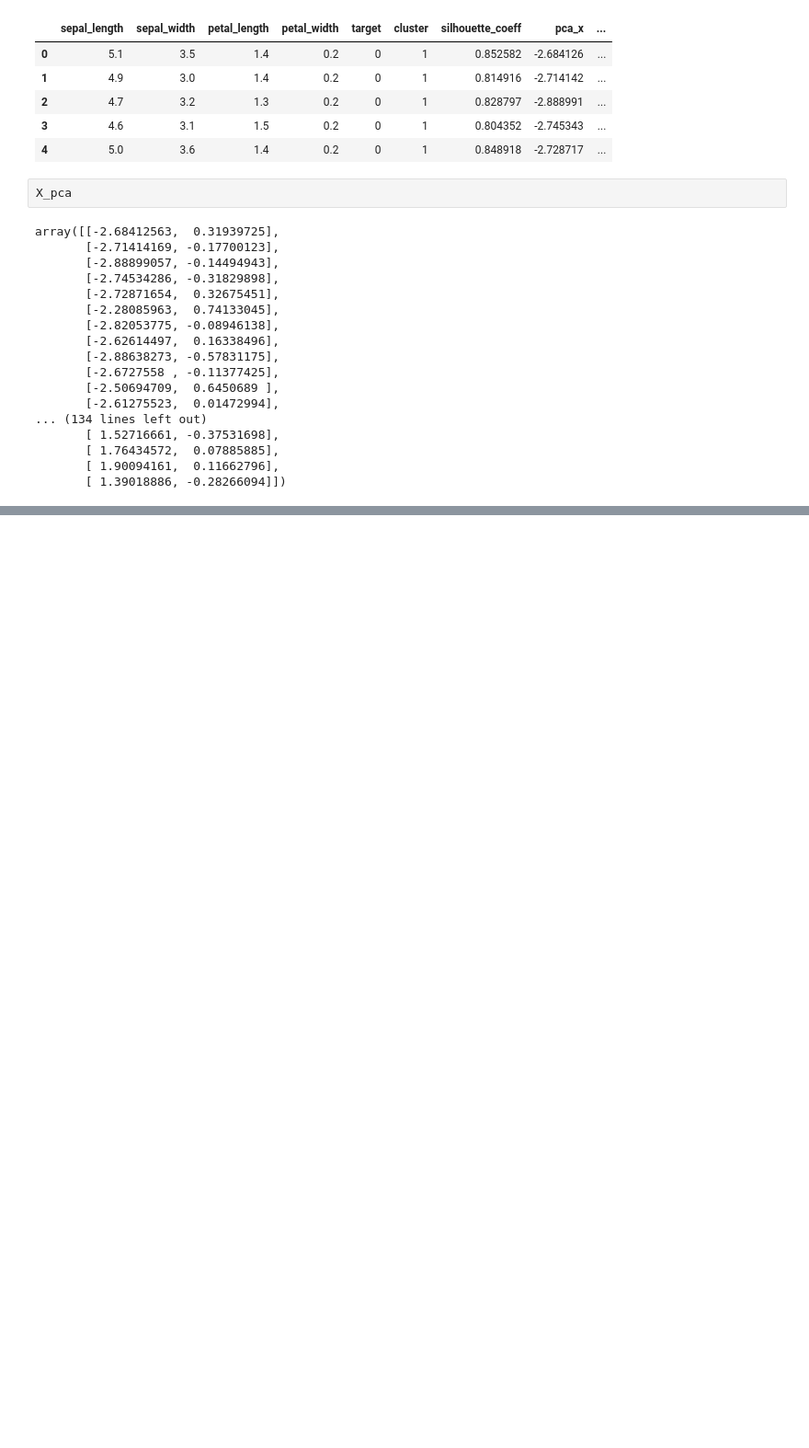
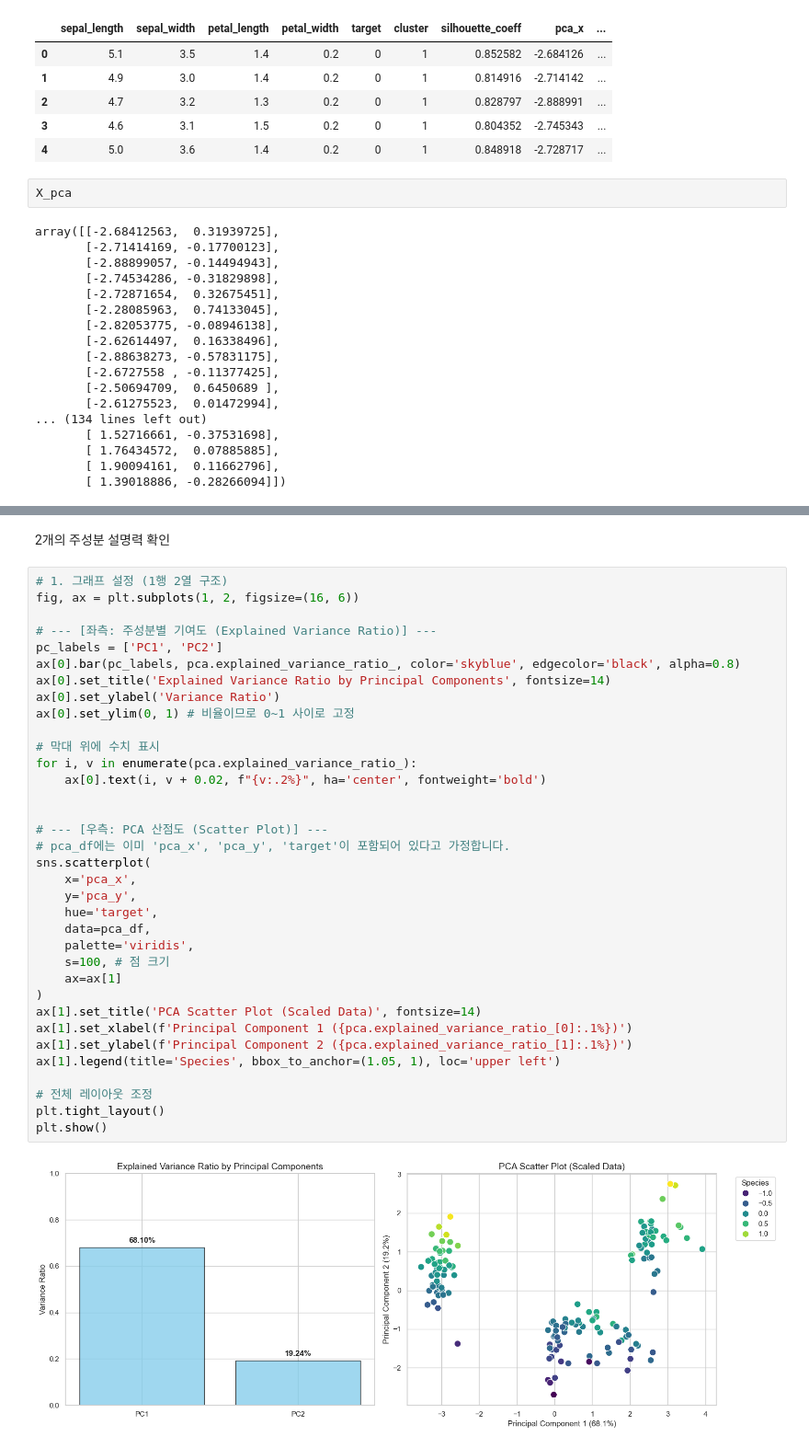
Before and after one commit to jjuuu999/hipython, a Jupyter notebook: ml/8_KMeans.ipynb, the cells around one changed output, grey strips where cells are left out. Shown at 92% size. Saved outputs shown, nothing was run; the diff lists cells and outputs as text; blank space fills up the shorter version.

```diff
--- a/ml/8_KMeans.ipynb
+++ b/ml/8_KMeans.ipynb
@@ -170,0 +271,39 @@ array([[-2.68412563,  0.31939725],
+# %% [markdown]
+2개의 주성분 설명력 확인
+# %%
+# 1. 그래프 설정 (1행 2열 구조)
+fig, ax = plt.subplots(1, 2, figsize=(16, 6))
+
+# --- [좌측: 주성분별 기여도 (Explained Variance Ratio)] ---
+pc_labels = ['PC1', 'PC2']
+ax[0].bar(pc_labels, pca.explained_variance_ratio_, color='skyblue', edgecolor='black', alpha=0.8)
+ax[0].set_title('Explained Variance Ratio by Principal Components', fontsize=14)
+ax[0].set_ylabel('Variance Ratio')
+ax[0].set_ylim(0, 1) # 비율이므로 0~1 사이로 고정
+
+# 막대 위에 수치 표시
+for i, v in enumerate(pca.explained_variance_ratio_):
+    ax[0].text(i, v + 0.02, f"{v:.2%}", ha='center', fontweight='bold')
+
+
+# --- [우측: PCA 산점도 (Scatter Plot)] ---
+# pca_df에는 이미 'pca_x', 'pca_y', 'target'이 포함되어 있다고 가정합니다.
+sns.scatterplot(
+    x='pca_x',
+    y='pca_y',
+    hue='target',
+    data=pca_df,
+    palette='viridis',
+    s=100, # 점 크기
+    ax=ax[1]
+)
+ax[1].set_title('PCA Scatter Plot (Scaled Data)', fontsize=14)
+ax[1].set_xlabel(f'Principal Component 1 ({pca.explained_variance_ratio_[0]:.1%})')
+ax[1].set_ylabel(f'Principal Component 2 ({pca.explained_variance_ratio_[1]:.1%})')
+ax[1].legend(title='Species', bbox_to_anchor=(1.05, 1), loc='upper left')
+
+# 전체 레이아웃 조정
+plt.tight_layout()
+plt.show()
+# %% [output]
+[figure, added]
```
Also changed, not shown: parts of 5 cells of this notebook, 1 other file.
